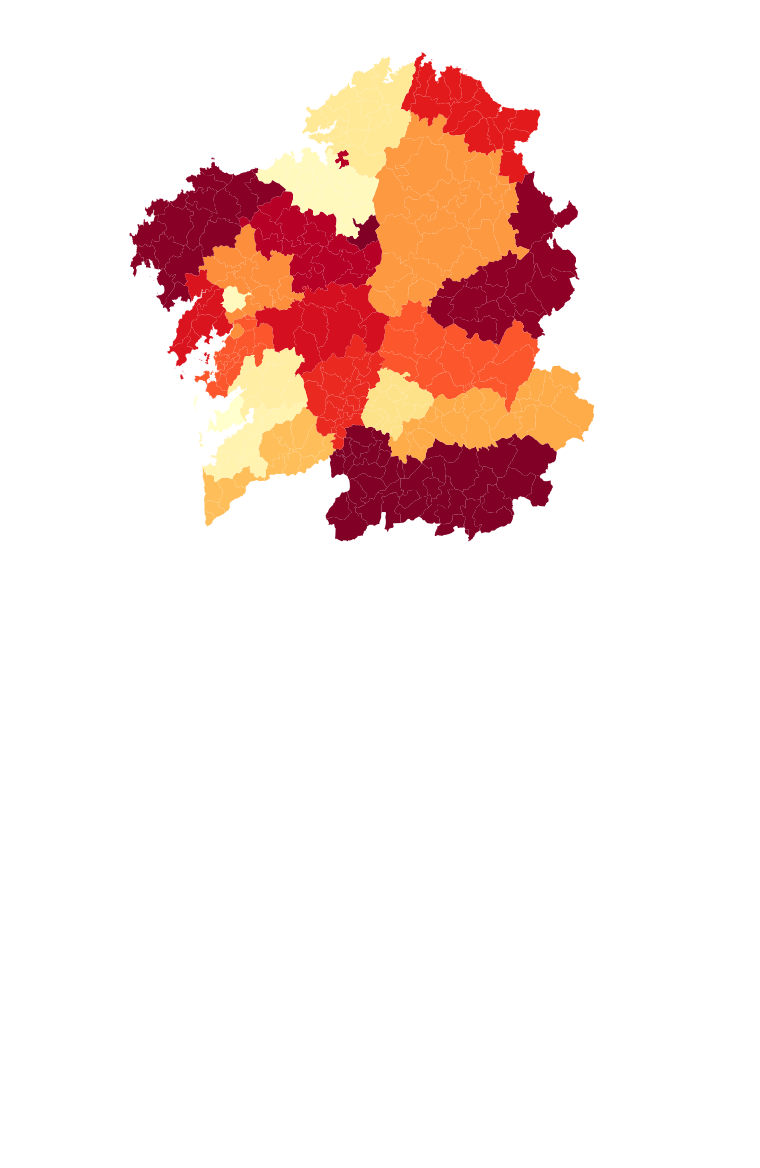
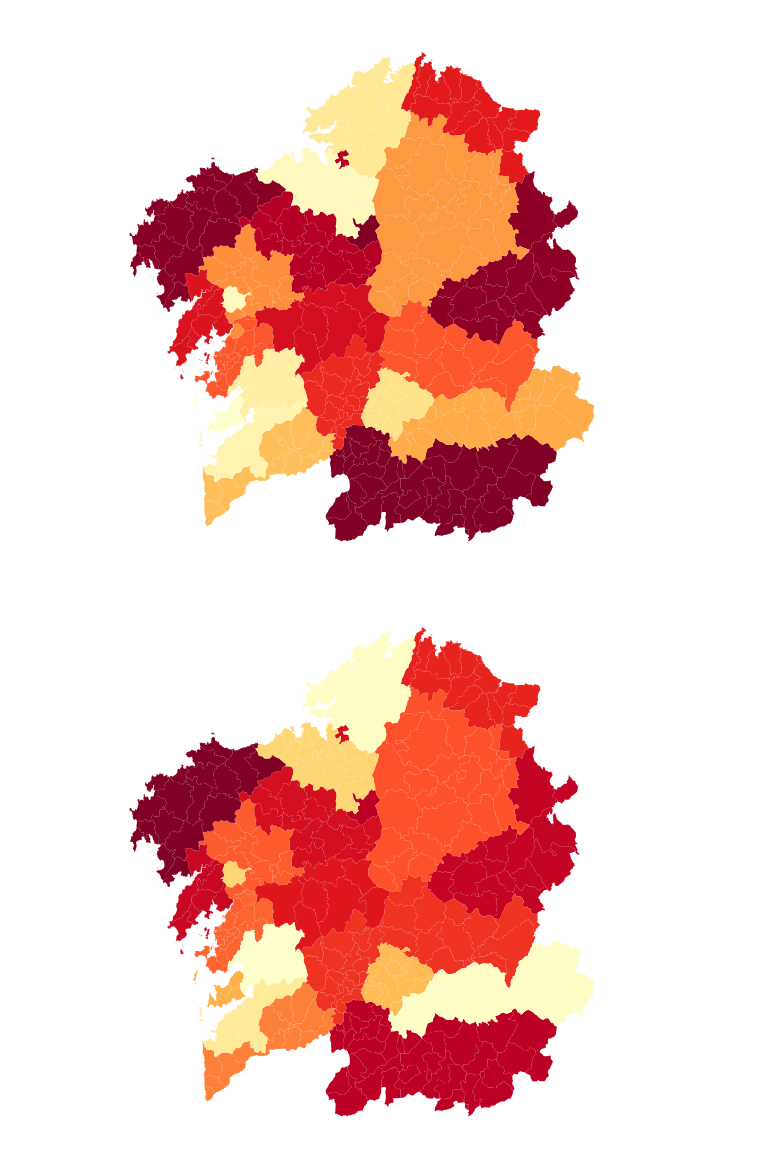
Before and after one commit to KiranSur/spatial_language_dynamics, a Jupyter notebook: map_processing/data_wrangling.ipynb, the cells around one changed output. Saved outputs shown, nothing was run; the diff lists cells and outputs as text; code cells hidden in the pictures; blank space fills up the shorter version.

```diff
--- a/map_processing/data_wrangling.ipynb
+++ b/map_processing/data_wrangling.ipynb
@@ -148,2 +149,21 @@ plt.show()
 # %% [output]
 [figure]
+# %%
+# Create a colormap based on the lang_coeff values
+norm = plt.Normalize(vmin=merged_gdf['status'].min(), vmax=merged_gdf['status'].max())
+cmap = plt.get_cmap('YlOrRd')  # You can use any colormap here
+
+# Plotting
+fig, ax = plt.subplots(figsize=(7, 7))
+ax.set_axis_off()
+
+# Plot each region with color based on its lang_coeff
+merged_gdf.plot(ax=ax, column='status', cmap=cmap, linewidth=0.8)
+# merged_gdf.plot(ax=ax, column='lang_coeff', cmap=cmap, linewidth=0.8, edgecolor='black', legend=True, legend_kwds={'label': "Language Coefficient", 'orientation': "horizontal",}
+
+# Show the plot
+plt.savefig("../output_maps/galicia_status.png", transparent=True)
+plt.show()
+plt.close(fig)
+# %% [output]
+[figure, added]
```
Also changed, not shown: parts of 1 cell of this notebook, 7 other files.
